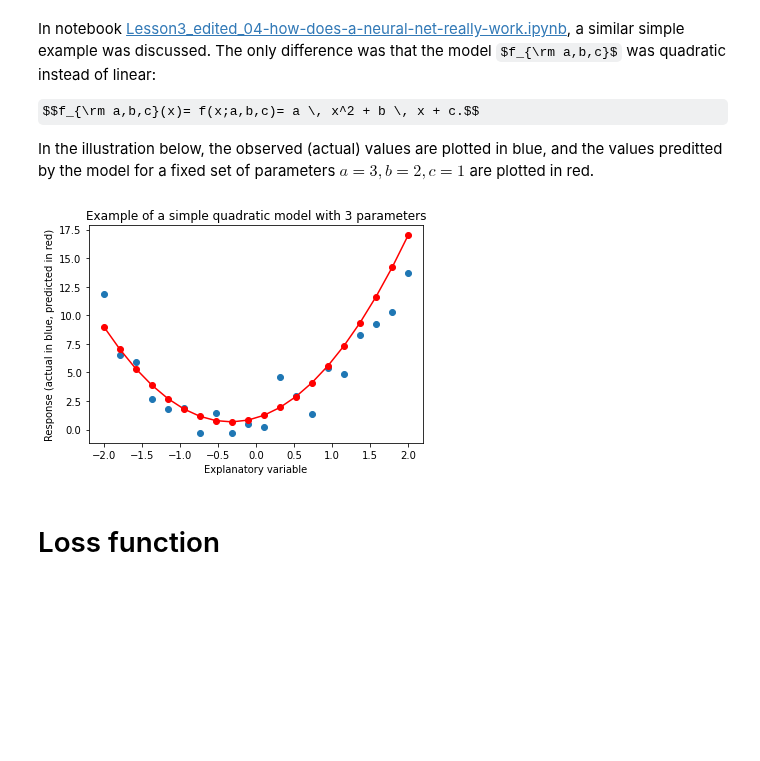
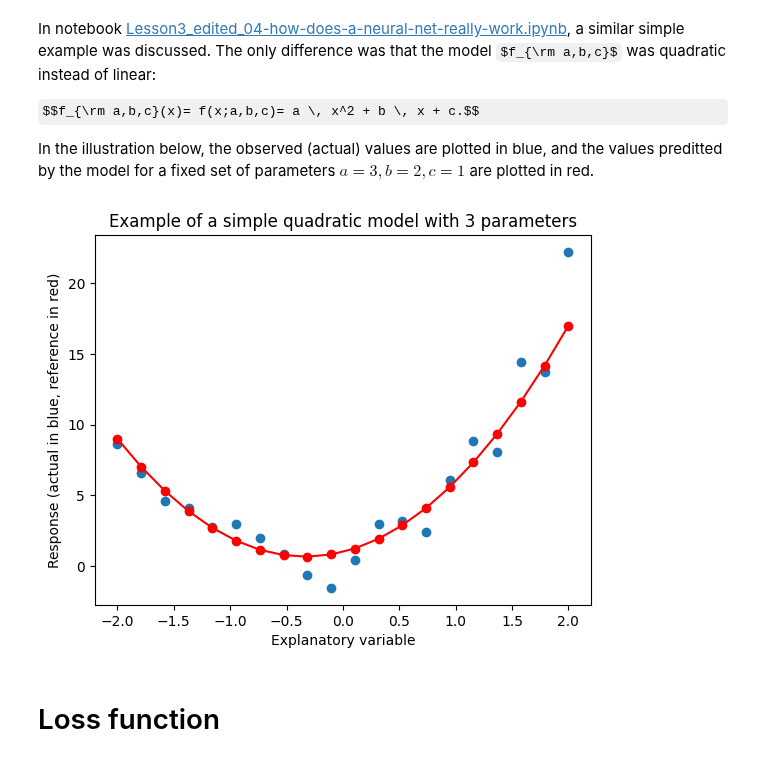
Before and after one commit to isa-ulisboa/greends-pml, a Jupyter notebook: ML_overview_with_examples.ipynb, the cells around one changed output. Cells and saved outputs as stored; diff of their text form; code cells hidden in the pictures; some formulas as TeX source; blank space fills up the shorter version.

```diff
--- a/ML_overview_with_examples.ipynb
+++ b/ML_overview_with_examples.ipynb
@@ -128,26 +128,30 @@ In the illustration below, the observed (actual) values are plotted in blue, and
 # %%
 # example from Lesson3_edited_04-how-does-a-neural-net-really-work.ipynb
 import numpy as np
 import torch
 import matplotlib.pyplot as plt
-np.random.seed(42)
-def noise(x, scale): return np.random.normal(scale=scale, size=x.shape)
-def add_noise(x, mult, add): return x * (1+noise(x,mult)) + noise(x,add)
+#np.random.seed(42)
+def noise(x, scale):
+  return np.random.normal(scale=scale, size=x.shape)
+def add_noise(x, mult, add):
+  return x * (1+noise(x,mult)) + noise(x,add)
 # create synthetic examples (x) and labels (y), and calculate predictions
 x = torch.linspace(-2, 2, steps=20)[:,None]
-def f(x): return 3*x**2 + 2*x + 1
+# Create actual (noisy) observations from reference model
+def f(x):
+  return 3*x**2 + 2*x + 1
 y = add_noise(f(x), 0.15, 1.5)
-ypred=f(x)
+y_ref=f(x)
 # plot
 plt.scatter(x,y);
-plt.scatter(x,ypred,color='red');
+plt.scatter(x,y_ref,color='red');
 plt.title("Example of a simple quadratic model with 3 parameters")
 plt.xlabel("Explanatory variable")
-plt.ylabel("Response (actual in blue, predicted in red)")
+plt.ylabel("Response (actual in blue, reference in red)")
 plt.plot(x, f(x), 'red')
 plt.show()
 # %% [output]
-[figure, old version]
+[figure, new version]
 # %% [markdown]
 # Loss function
 # %% [markdown]
```
Also changed, not shown: parts of 3 cells of this notebook.
